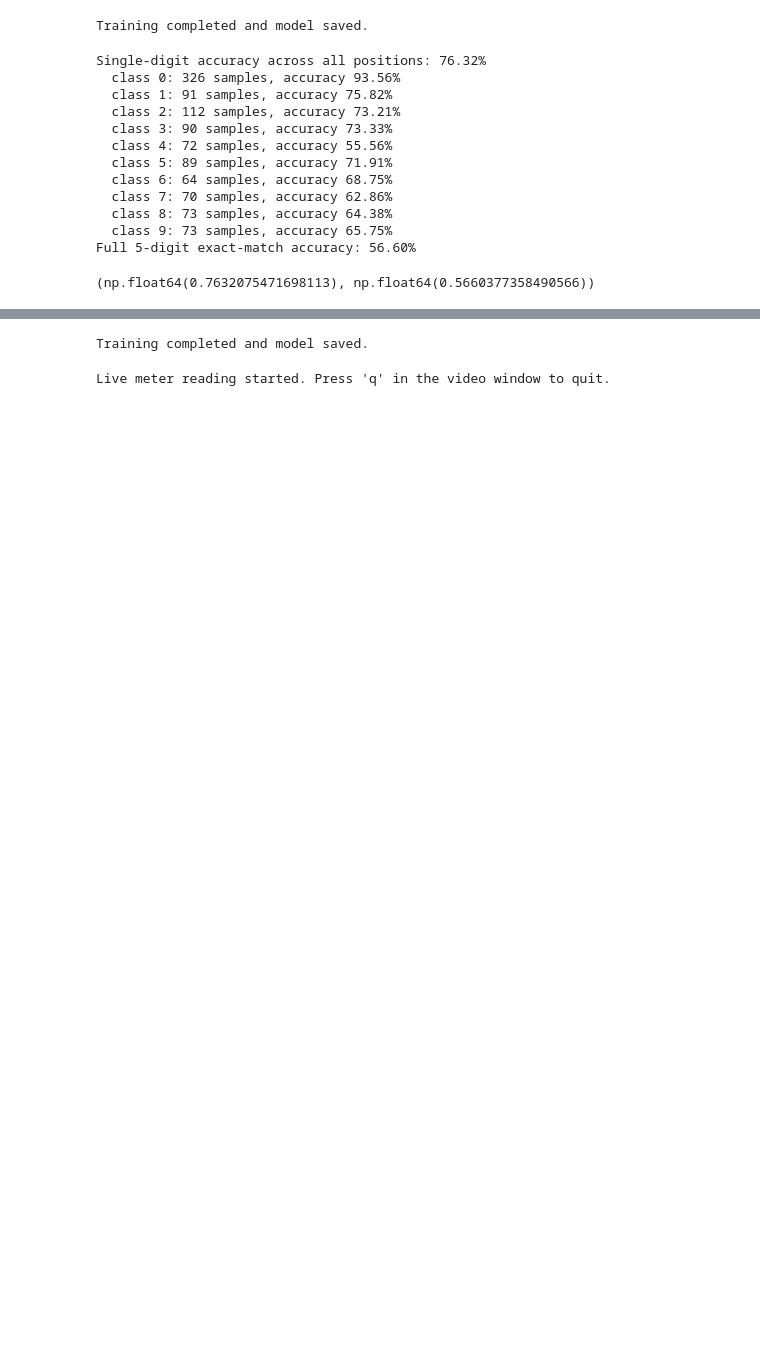
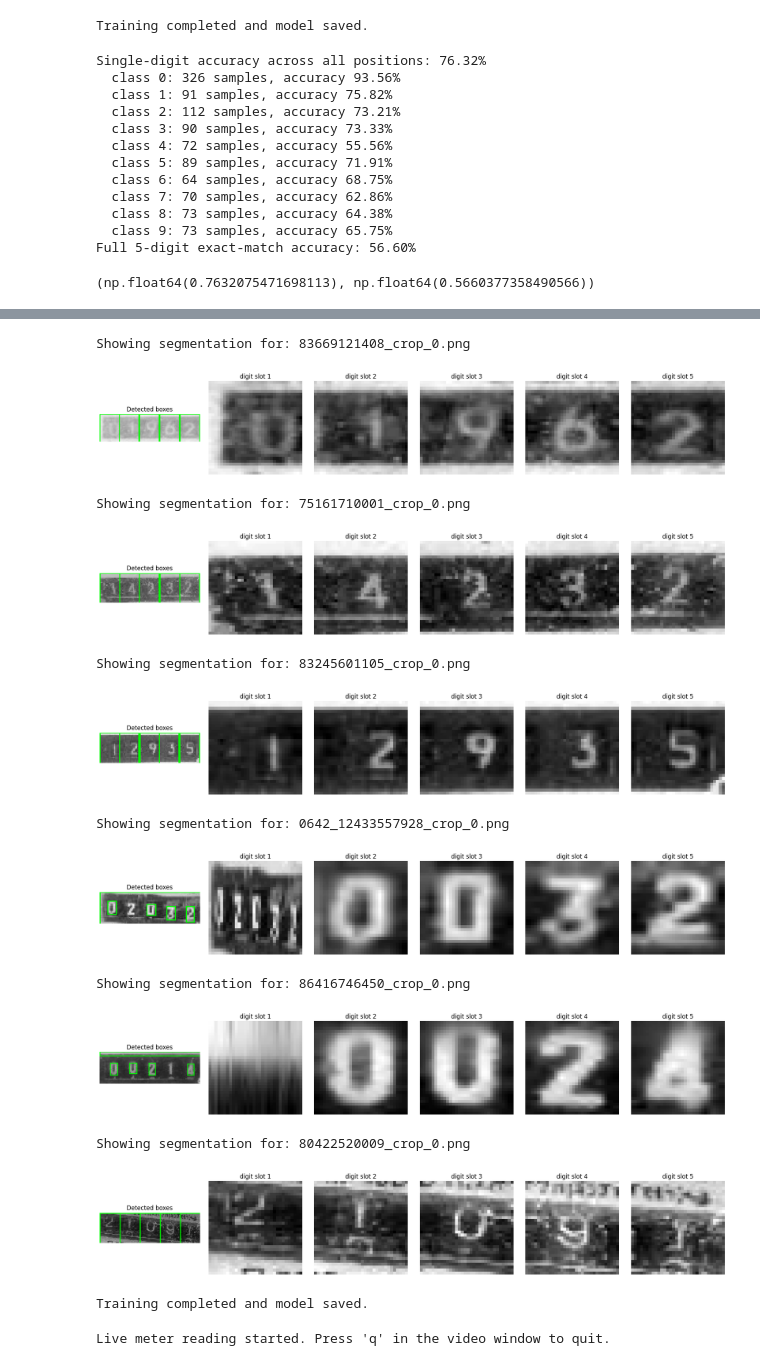
Before and after one commit to Uzair047C/internship_computer_visions_engineering, a Jupyter notebook: cnns_training/vgg_net_copy_custom.ipynb, the cells around one changed output, grey strips where cells are left out. Saved outputs shown, nothing was run; the diff lists cells and outputs as text; code cells hidden in the pictures; blank space fills up the shorter version.

```diff
--- a/cnns_training/vgg_net_copy_custom.ipynb
+++ b/cnns_training/vgg_net_copy_custom.ipynb
@@ -787,3 +719,31 @@ read_meter(os.path.join(TEST_IMG_DIR, image))
+# %%
+import os
+import random
+
+# Select 6 random images from the test folder
+random_images = random.sample(
+    [f for f in os.listdir(TEST_IMG_DIR)
+     if f.lower().endswith((".png", ".jpg", ".jpeg"))],
+    6
+)
+
+# Show only segmentation for each image
+for img_name in random_images:
+    print(f"Showing segmentation for: {img_name}")
+    debug_show_segmentation(os.path.join(TEST_IMG_DIR, img_name))
+# %% [output]
+Showing segmentation for: 83669121408_crop_0.png
+[figure, added]
+Showing segmentation for: 75161710001_crop_0.png
+[figure, added]
+Showing segmentation for: 83245601105_crop_0.png
+[figure, added]
+Showing segmentation for: 0642_12433557928_crop_0.png
+[figure, added]
+Showing segmentation for: 86416746450_crop_0.png
+[figure, added]
+Showing segmentation for: 80422520009_crop_0.png
+[figure, added]
 # %%
 
 # # ========================= SAVE =========================
```
Also changed, not shown: parts of 10 cells of this notebook, 1 other file.
